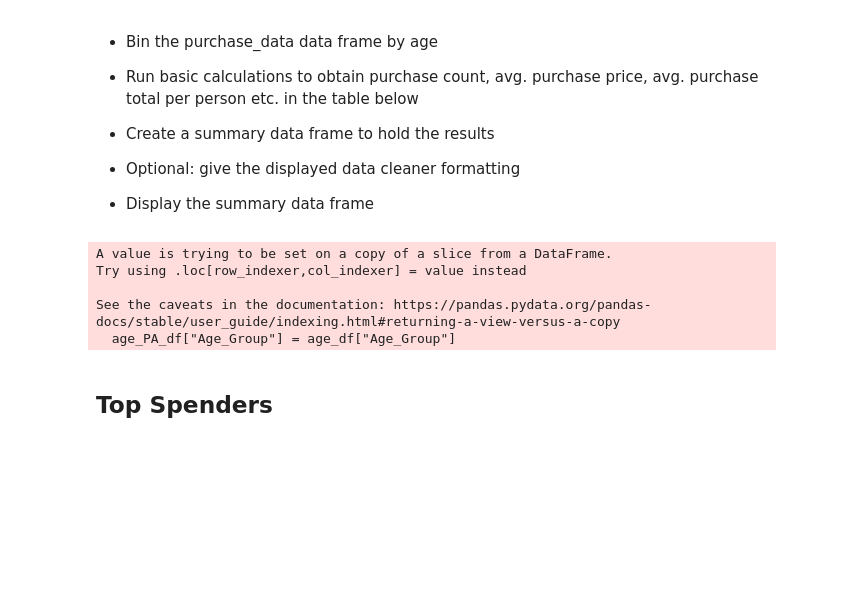
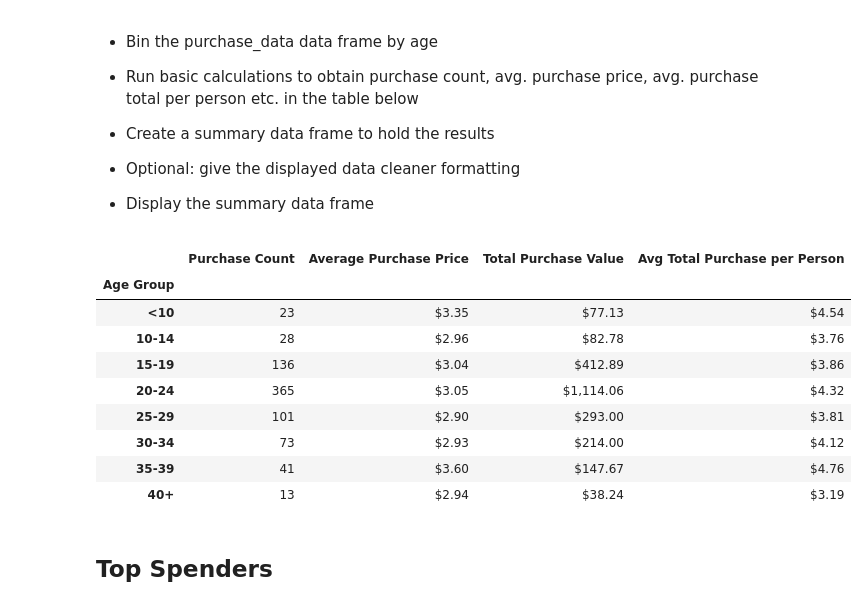
Before and after one commit to hmcwhit96/Pandas-challenge, a Jupyter notebook: Heroes of Pymoli/HeroesOfPymoli_starter.ipynb, the cells around one changed output. Saved outputs shown, nothing was run; the diff lists cells and outputs as text; code cells hidden in the pictures; blank space fills up the shorter version.

```diff
--- a/Heroes of Pymoli/HeroesOfPymoli_starter.ipynb
+++ b/Heroes of Pymoli/HeroesOfPymoli_starter.ipynb
@@ -258,13 +225,13 @@ gender_summary_table
 
 * Display Age Demographics Table
 # %%
-age_df = purchase_data[["Age","SN"]]
-age_df = age_df.drop_duplicates(subset=["SN"])
+# age PA dataframe setup and binning
+age_df = purchase_data[["Age","SN","Price","Purchase ID"]]
 
 bins = [0,9,14,19,24,29,34,39,100]
 
 age_groups = ["<10","10-14","15-19","20-24","25-29","30-34","35-39","40+"]
 
-age_df["Age_Group"] = pd.cut(age_df["Age"], bins, labels=age_groups, include_lowest=True)
-age_df.head()
+age_df["Age Group"] = pd.cut(age_df["Age"], bins, labels=age_groups,include_lowest=True)
+age_group_df = age_df.groupby("Age Group")
 # %% [output]
@@ -332,12 +286,3 @@ age_sum_table
 
 
 * Display the summary data frame
-# %%
-age_PA_df = purchase_data[["SN","Gender","Age","Purchase ID","Price"]]
-age_PA_df["Age_Group"] = age_df["Age_Group"]
-# %% [output]
-A value is trying to be set on a copy of a slice from a DataFrame.
-Try using .loc[row_indexer,col_indexer] = value instead
-
-See the caveats in the documentation: https://pandas.pydata.org/pandas-docs/stable/user_guide/indexing.html#returning-a-view-versus-a-copy
-  age_PA_df["Age_Group"] = age_df["Age_Group"]
@@ -374,3 +289,37 @@ g8total = g8PA["Price"].sum()
+# %%
+age_purch_count = age_group_df["Purchase ID"].count()
+age_total_purchase = age_group_df["Price"].sum()
+age_avg_purchase = (age_total_purchase/age_purch_count).round(2)
+
+age_unique_count = age_df.drop_duplicates("SN")
+age_unique_count =age_unique_count.groupby("Age Group").nunique()
+age_group_unique_totals = age_unique_count["SN"]
+
+avg_per_person_age = (age_total_purchase/age_group_unique_totals).round(2)
+# %%
+age_PA_summary_table = pd.DataFrame({
+    "Purchase Count" : age_purch_count,
+    "Average Purchase Price" : age_avg_purchase,
+    "Total Purchase Value" : age_total_purchase,
+    "Avg Total Purchase per Person" : avg_per_person_age
+})
+
+age_PA_summary_table["Average Purchase Price"] = age_PA_summary_table["Average Purchase Price"].map("${:,.2f}".format)
+age_PA_summary_table["Total Purchase Value"] = age_PA_summary_table["Total Purchase Value"].map("${:,.2f}".format)
+age_PA_summary_table["Avg Total Purchase per Person"] = age_PA_summary_table["Avg Total Purchase per Person"].map("${:,.2f}".format)
+
+age_PA_summary_table
+# %% [output]
+|  | Purchase Count | Average Purchase Price | Total Purchase Value | Avg Total Purchase per Person |
+| Age Group |  |  |  |  |
+| <10 | 23 | $3.35 | $77.13 | $4.54 |
+| 10-14 | 28 | $2.96 | $82.78 | $3.76 |
+| 15-19 | 136 | $3.04 | $412.89 | $3.86 |
+| 20-24 | 365 | $3.05 | $1,114.06 | $4.32 |
+| 25-29 | 101 | $2.90 | $293.00 | $3.81 |
+| 30-34 | 73 | $2.93 | $214.00 | $4.12 |
+| 35-39 | 41 | $3.60 | $147.67 | $4.76 |
+| 40+ | 13 | $2.94 | $38.24 | $3.19 |
 # %% [markdown]
 ## Top Spenders
 # %% [markdown]
```
Also changed, not shown: parts of 16 cells of this notebook.
